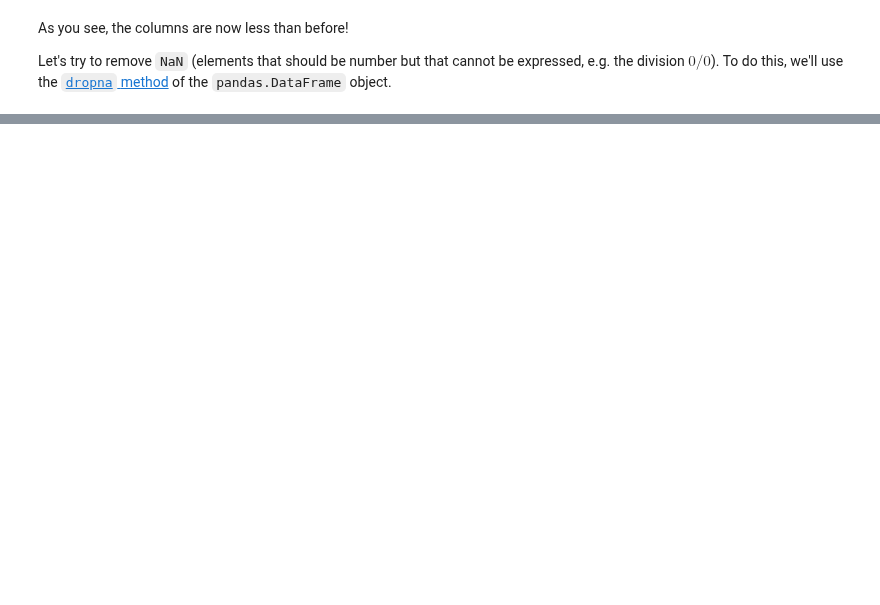
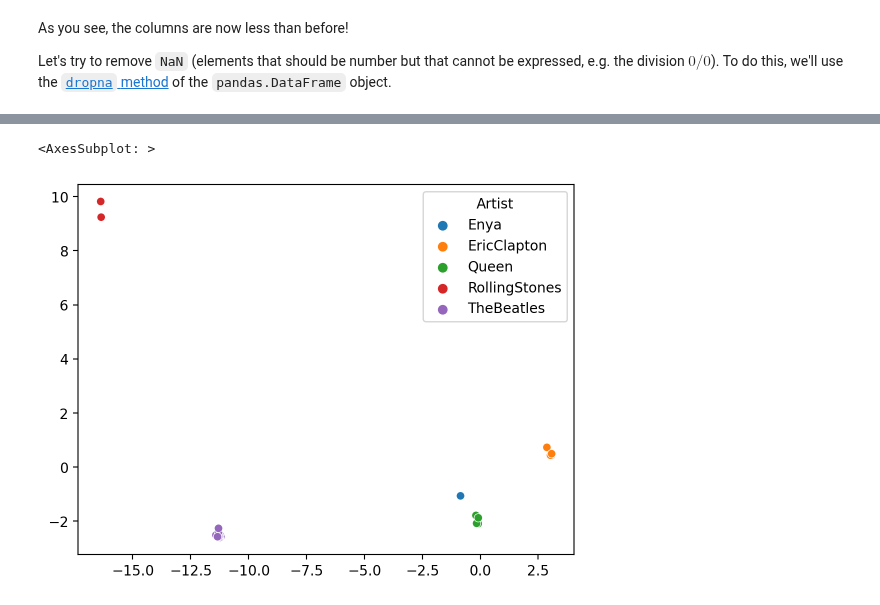
Before and after one commit to DIDONEproject/musif, a Jupyter notebook: docs/source/Tutorial poprock.ipynb, the cells around one changed output, grey strips where cells are left out. Drawn from its saved outputs; the diff is of its cells as text; code cells hidden in the pictures; blank space fills up the shorter version.

```diff
--- a/docs/source/Tutorial poprock.ipynb
+++ b/docs/source/Tutorial poprock.ipynb
@@ -309,0 +370,25 @@ scatterplot(x=data[:, 0], y=data[:, 1], hue=target)
+# %%
+from scipy.fft import fft
+from sklearn.preprocessing import FunctionTransformer
+
+# data selection
+target = processed_df.groupby(level=0).nth(0)['Artist']  # 'Artist' of each window number 0
+score_groups = processed_df['Id'].to_numpy().astype(str) # groups of samples used for the DCT
+data = processed_df.select_dtypes([float, int])          # features
+
+# function to compute the FFT of a score
+def compute_fft(x):
+    groups = pd.DataFrame(x).groupby(score_groups)
+    ret = groups.apply(lambda df: fft(df, n=8, axis=0).mean(axis=0))
+    return np.absolute(np.stack(ret.to_list()))
+
+# training model
+model = make_pipeline(StandardScaler(),
+                      VarianceThreshold(0.2),
+                      FunctionTransformer(compute_fft),
+                      LDA(n_components=2, solver='svd'))
+data = model.fit_transform(data, target)
+sns.scatterplot(x=data[:, 0], y=data[:, 1], hue=target, legend=True)
+# %% [output]
+<AxesSubplot: >
+[figure, added]
```
Also changed, not shown: parts of 17 cells of this notebook, 2 other files.
